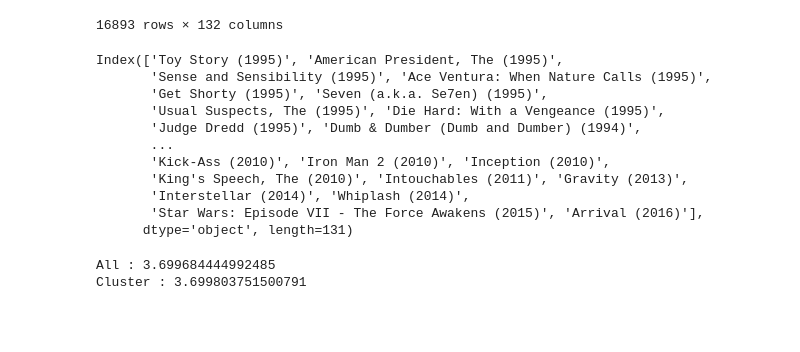
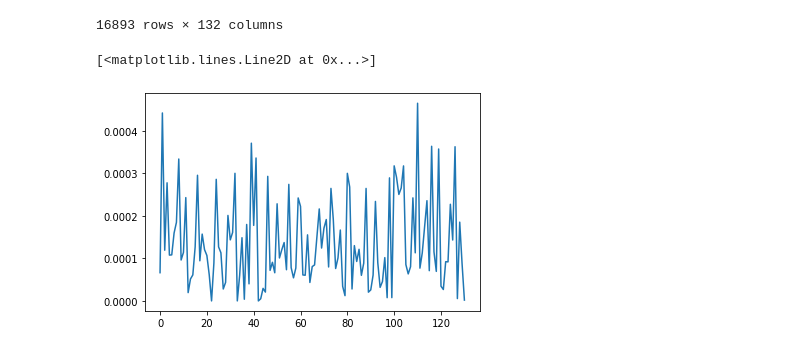
Before and after one commit to StundFR/ClusteringRecommendation, a Jupyter notebook: GroupLens/groupLens_kmeans.ipynb, the cells around one changed output. Saved outputs shown, nothing was run; the diff lists cells and outputs as text; code cells hidden in the pictures; blank space fills up the shorter version.

```diff
--- a/GroupLens/groupLens_kmeans.ipynb
+++ b/GroupLens/groupLens_kmeans.ipynb
@@ -151,17 +151,3 @@ userId_title_df
 | 162532 | 162533 | 4.5 | NaN | NaN | 4.0 | ... |
 | 162533 | 162534 | 4.0 | NaN | NaN | NaN | ... |
 16893 rows × 132 columns
-# %%
-userId_title_df.columns[1:]
-# %% [output]
-Index(['Toy Story (1995)', 'American President, The (1995)',
-       'Sense and Sensibility (1995)', 'Ace Ventura: When Nature Calls (1995)',
-       'Get Shorty (1995)', 'Seven (a.k.a. Se7en) (1995)',
-       'Usual Suspects, The (1995)', 'Die Hard: With a Vengeance (1995)',
-       'Judge Dredd (1995)', 'Dumb & Dumber (Dumb and Dumber) (1994)',
-       ...
-       'Kick-Ass (2010)', 'Iron Man 2 (2010)', 'Inception (2010)',
-       'King's Speech, The (2010)', 'Intouchables (2011)', 'Gravity (2013)',
-       'Interstellar (2014)', 'Whiplash (2014)',
-       'Star Wars: Episode VII - The Force Awakens (2015)', 'Arrival (2016)'],
-      dtype='object', length=131)
@@ -168,10 +156,12 @@ Index(['Toy Story (1995)', 'American President, The (1995)',
 # %%
 user = 11
 titles = userId_title_df.columns[1:]
 delta = []
 
 for title in titles:
     delta.append(np.abs(guess_rate_all(user, title) - guess_rate_cluster(user, title)))
+
+plt.plot(delta)
 # %% [output]
-All : 3.699684444992485
-Cluster : 3.699803751500791
+[<matplotlib.lines.Line2D at 0x...>]
+[figure, added]
```
Also changed, not shown: parts of 1 cell of this notebook.
